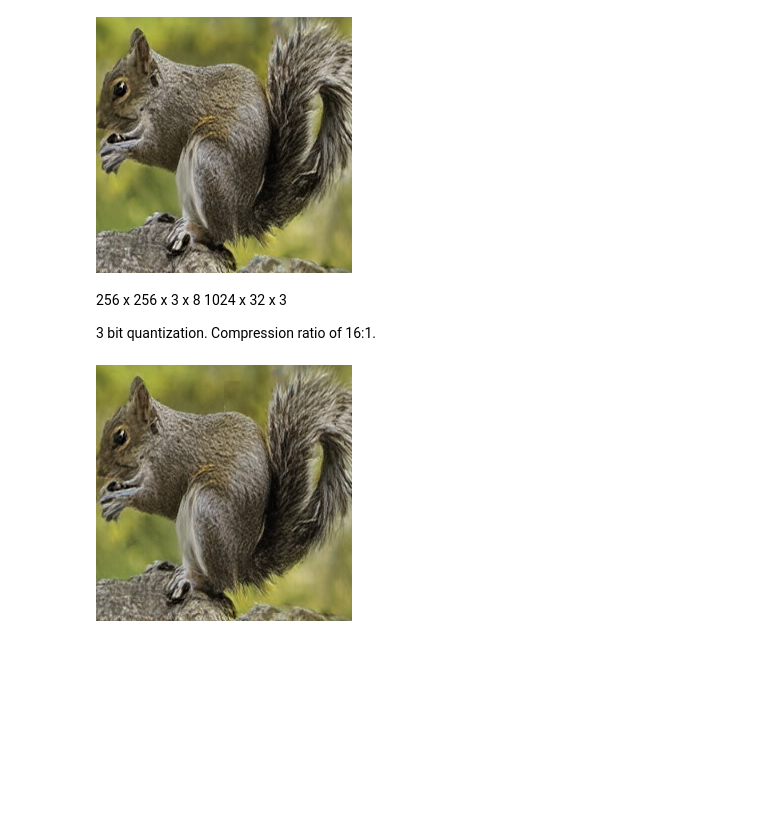
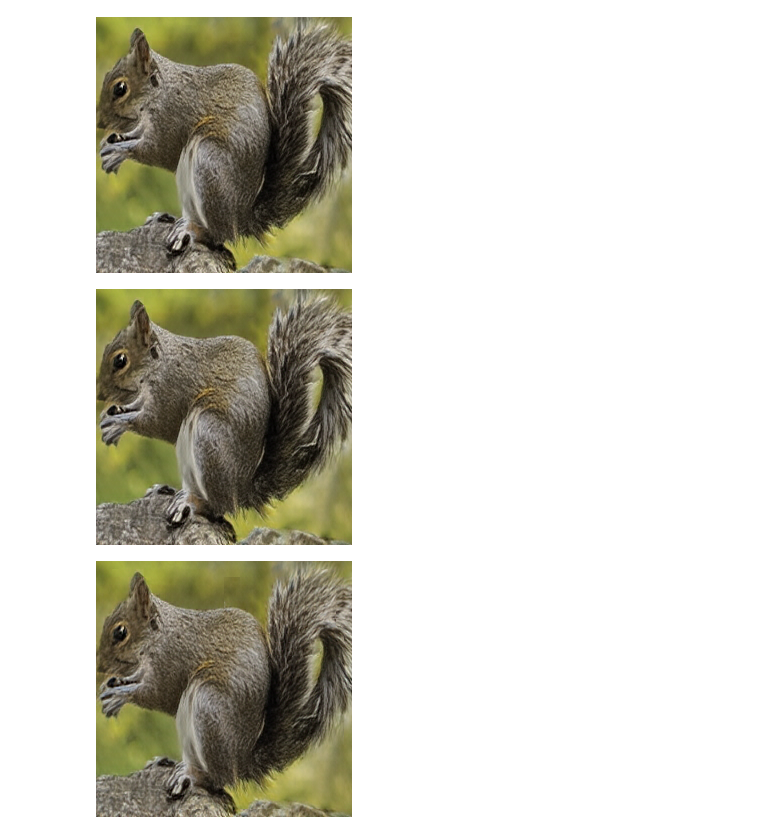
Before and after one commit to danjacobellis/SYSML, a Jupyter notebook: experiments/paintmind.ipynb, the cells around one changed output. Cells and saved outputs as stored; diff of their text form; code cells hidden in the pictures; blank space fills up the shorter version.

Commit message:
vector vs unform quantization

```diff
--- a/experiments/paintmind.ipynb
+++ b/experiments/paintmind.ipynb
@@ -33,7 +33,8 @@ to_PIL(t1_img)
 torch.Size([3, 256, 256])
 [figure]
 # %%
-z, _, _ = model.encode(t1_img.unsqueeze(0))
+z , _, indices = model.encode(t1_img.unsqueeze(0))
+rec2 = model.decode_from_indice(indices)[0,:,:,:]
 print(f"latent shape is {z.shape} and type {z.dtype}")
 # %% [output]
 latent shape is torch.Size([1, 1024, 32]) and type torch.float32
@@ -44,11 +49,10 @@ to_PIL(rec)
 # %% [output]
 torch.Size([3, 256, 256])
 [figure]
-# %% [markdown]
-256 x 256 x 3 x 8
-1024 x 32 x 3
-
-3 bit quantization. Compression ratio of 16:1.
+# %%
+to_PIL(rec2)
+# %% [output]
+[figure, added]
 # %%
 zq = (8*(1.5*z)).to(torch.int8)
 zf = zq.to(torch.float)/(8*1.5)
```
Also changed, not shown: parts of 3 cells of this notebook.
